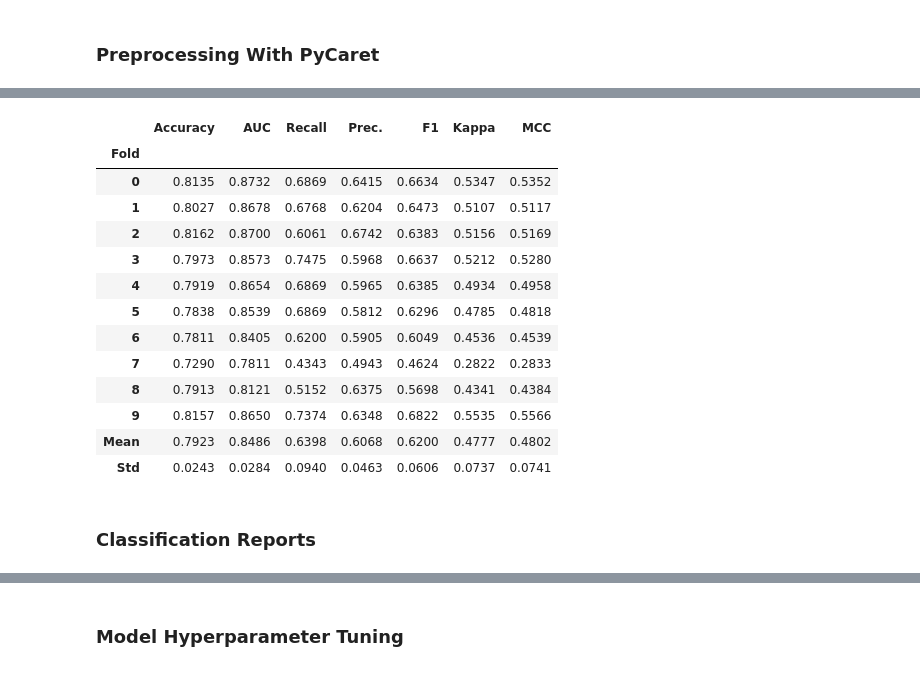
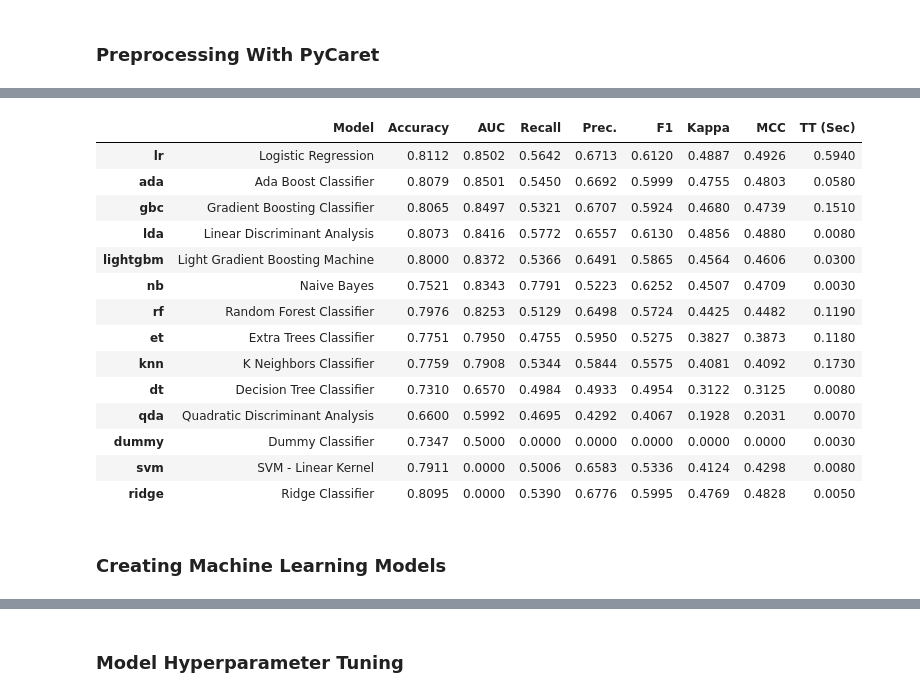
Before and after one commit to ELSady/Classification-Telcom-Churn-Modeling, a Jupyter notebook: Churn Classification.ipynb, the cells around one changed output, grey strips where cells are left out. Cells and saved outputs as stored; diff of their text form; code cells hidden in the pictures.

```diff
--- a/Churn Classification.ipynb
+++ b/Churn Classification.ipynb
@@ -1201,20 +954,21 @@ GradientBoostingClassifier(ccp_alpha=0.0, criterion='friedman_mse', init=None,
 # %%
-# Create and implement based on best model
-model = create_model('ada')
+## Evaluate and compare models
+best = compare_models(n_select = 3, sort = 'auc')
 # %% [output]
-|  | Accuracy | AUC | Recall | Prec. | F1 | Kappa | MCC |
-| Fold |  |  |  |  |  |  |  |
-| 0 | 0.8135 | 0.8732 | 0.6869 | 0.6415 | 0.6634 | 0.5347 | 0.5352 |
-| 1 | 0.8027 | 0.8678 | 0.6768 | 0.6204 | 0.6473 | 0.5107 | 0.5117 |
-| 2 | 0.8162 | 0.8700 | 0.6061 | 0.6742 | 0.6383 | 0.5156 | 0.5169 |
-| 3 | 0.7973 | 0.8573 | 0.7475 | 0.5968 | 0.6637 | 0.5212 | 0.5280 |
-| 4 | 0.7919 | 0.8654 | 0.6869 | 0.5965 | 0.6385 | 0.4934 | 0.4958 |
-| 5 | 0.7838 | 0.8539 | 0.6869 | 0.5812 | 0.6296 | 0.4785 | 0.4818 |
-| 6 | 0.7811 | 0.8405 | 0.6200 | 0.5905 | 0.6049 | 0.4536 | 0.4539 |
-| 7 | 0.7290 | 0.7811 | 0.4343 | 0.4943 | 0.4624 | 0.2822 | 0.2833 |
-| 8 | 0.7913 | 0.8121 | 0.5152 | 0.6375 | 0.5698 | 0.4341 | 0.4384 |
-| 9 | 0.8157 | 0.8650 | 0.7374 | 0.6348 | 0.6822 | 0.5535 | 0.5566 |
-| Mean | 0.7923 | 0.8486 | 0.6398 | 0.6068 | 0.6200 | 0.4777 | 0.4802 |
-| Std | 0.0243 | 0.0284 | 0.0940 | 0.0463 | 0.0606 | 0.0737 | 0.0741 |
+|  | Model | Accuracy | AUC | Recall | Prec. | F1 | Kappa | MCC | TT (Sec) |
+| lr | Logistic Regression | 0.8112 | 0.8502 | 0.5642 | 0.6713 | 0.6120 | 0.4887 | 0.4926 | 0.5940 |
+| ada | Ada Boost Classifier | 0.8079 | 0.8501 | 0.5450 | 0.6692 | 0.5999 | 0.4755 | 0.4803 | 0.0580 |
+| gbc | Gradient Boosting Classifier | 0.8065 | 0.8497 | 0.5321 | 0.6707 | 0.5924 | 0.4680 | 0.4739 | 0.1510 |
+| lda | Linear Discriminant Analysis | 0.8073 | 0.8416 | 0.5772 | 0.6557 | 0.6130 | 0.4856 | 0.4880 | 0.0080 |
+| lightgbm | Light Gradient Boosting Machine | 0.8000 | 0.8372 | 0.5366 | 0.6491 | 0.5865 | 0.4564 | 0.4606 | 0.0300 |
+| nb | Naive Bayes | 0.7521 | 0.8343 | 0.7791 | 0.5223 | 0.6252 | 0.4507 | 0.4709 | 0.0030 |
+| rf | Random Forest Classifier | 0.7976 | 0.8253 | 0.5129 | 0.6498 | 0.5724 | 0.4425 | 0.4482 | 0.1190 |
+| et | Extra Trees Classifier | 0.7751 | 0.7950 | 0.4755 | 0.5950 | 0.5275 | 0.3827 | 0.3873 | 0.1180 |
+| knn | K Neighbors Classifier | 0.7759 | 0.7908 | 0.5344 | 0.5844 | 0.5575 | 0.4081 | 0.4092 | 0.1730 |
+| dt | Decision Tree Classifier | 0.7310 | 0.6570 | 0.4984 | 0.4933 | 0.4954 | 0.3122 | 0.3125 | 0.0080 |
+| qda | Quadratic Discriminant Analysis | 0.6600 | 0.5992 | 0.4695 | 0.4292 | 0.4067 | 0.1928 | 0.2031 | 0.0070 |
+| dummy | Dummy Classifier | 0.7347 | 0.5000 | 0.0000 | 0.0000 | 0.0000 | 0.0000 | 0.0000 | 0.0030 |
+| svm | SVM - Linear Kernel | 0.7911 | 0.0000 | 0.5006 | 0.6583 | 0.5336 | 0.4124 | 0.4298 | 0.0080 |
+| ridge | Ridge Classifier | 0.8095 | 0.0000 | 0.5390 | 0.6776 | 0.5995 | 0.4769 | 0.4828 | 0.0050 |
 # %% [markdown]
-### Classification Reports
+### Creating Machine Learning Models
```
Also changed, not shown: parts of 75 cells of this notebook.
